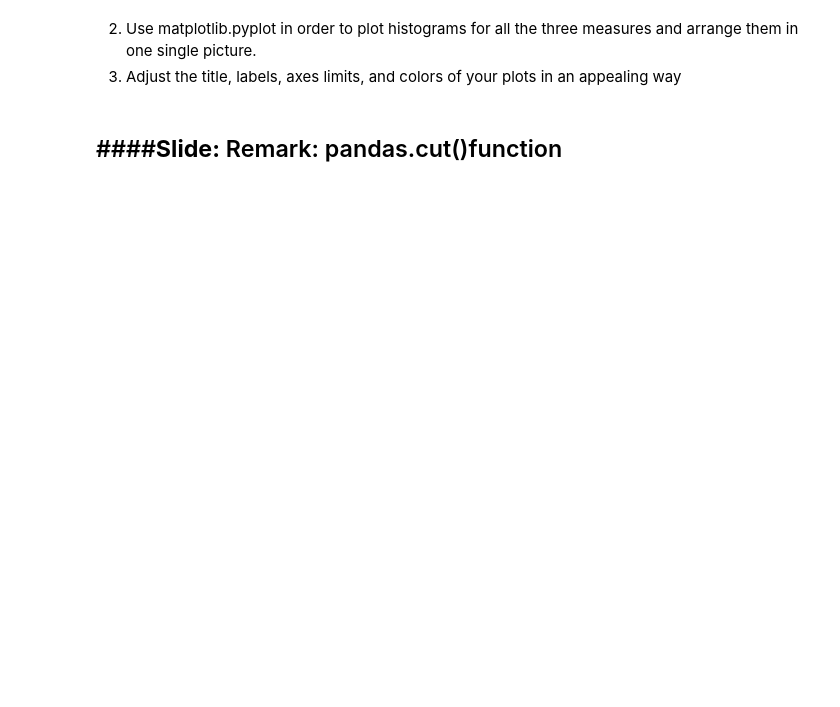
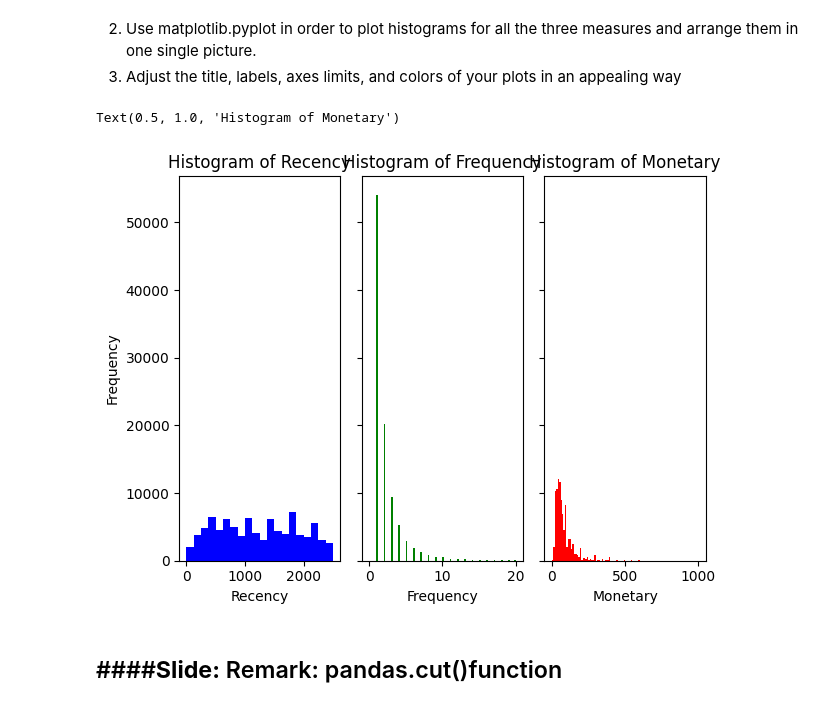
Before and after one commit to HuberNicolas/python-marketing-scale-real-data, a Jupyter notebook: day-5/Python_Day_5_RFM+Kaggle.ipynb, the cells around one changed output. Drawn from its saved outputs; the diff is of its cells as text; code cells hidden in the pictures; blank space fills up the shorter version.

```diff
--- a/day-5/Python_Day_5_RFM+Kaggle.ipynb
+++ b/day-5/Python_Day_5_RFM+Kaggle.ipynb
@@ -25,4 +25,8 @@ import matplotlib.pyplot as plt
 myData=pd.read_csv(filepath_or_buffer="https://raw.githubusercontent.com/bachmannpatrick/Python-Class/master/data/transactions.csv", sep=",")
 
 # 3. Adjust the format of column "TransDate" to datetime
-******** YOUR CODE GOES HERE ************
+#Adjust the format of column "TransDate" to datetime
+us_date_format = "%Y-%m-%d"  # JoinDate, e.g., 1969-09-06
+eu_date_format = "%d.%m.%Y"  # TransDate and Birthdate, e.g., 04.05.1987
+myData["TransDate"] = pd.to_datetime(
+    myData["TransDate"], format=eu_date_format, dayfirst=True)
@@ -34,0 +55,2 @@ max_Date = ******** YOUR CODE GOES HERE ************
+# %%
+max_Date = max(myData["TransDate"])
@@ -38,0 +65,6 @@ max_Date = ******** YOUR CODE GOES HERE ************
+# %%
+rfm=myData.groupby("Customer").agg(
+    Recency = ("TransDate","max"),
+    Frequency =("TransID","count"),
+    Monetary = ("PurchAmount", "mean")
+).reset_index()
@@ -38,0 +86,2 @@ max_Date = ******** YOUR CODE GOES HERE ************
+# %%
+rfm["Recency"] = (max_Date-rfm["Recency"]).dt.days
@@ -54,3 +157,31 @@ max_Date = ******** YOUR CODE GOES HERE ************
+# %%
+N_points = rfm.shape[0]
+n_bins = 20 # 20 100 100
+
+min_diff, max_diff = 0, 2500
+min_trans, max_trans = 0, 20
+min_avg, max_avg = 0, 1000
+
+
+fig, axs = plt.subplots(1, 3, sharey=True, tight_layout=False)
+
+# Plot the histograms with individual min and max values
+axs[0].hist(rfm["Recency"],
+            bins=n_bins, range=(min_diff, max_diff), color='b')
+axs[1].hist(rfm["Frequency"], bins=100, range=(min_trans, max_trans), color='g')
+axs[2].hist(rfm["Monetary"], bins=100, range=(min_avg, max_avg), color='r')
+
+# Set labels and titles
+axs[0].set_xlabel('Recency')
+axs[1].set_xlabel('Frequency')
+axs[2].set_xlabel('Monetary')
+axs[0].set_ylabel('Frequency')
+axs[0].set_title('Histogram of Recency')
+axs[1].set_title('Histogram of Frequency')
+axs[2].set_title('Histogram of Monetary')
+# %% [output]
+Text(0.5, 1.0, 'Histogram of Monetary')
+[figure, added]
 # %% [markdown]
 ####**Slide:** Remark: pandas.cut()function
 ---
```
Also changed, not shown: parts of 35 cells of this notebook, 1 other file.
